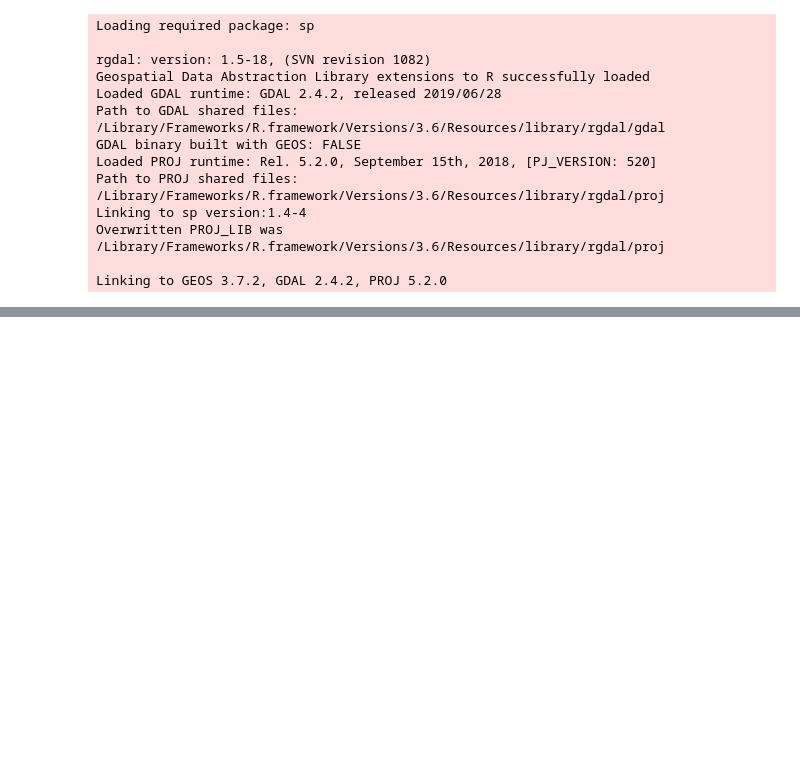
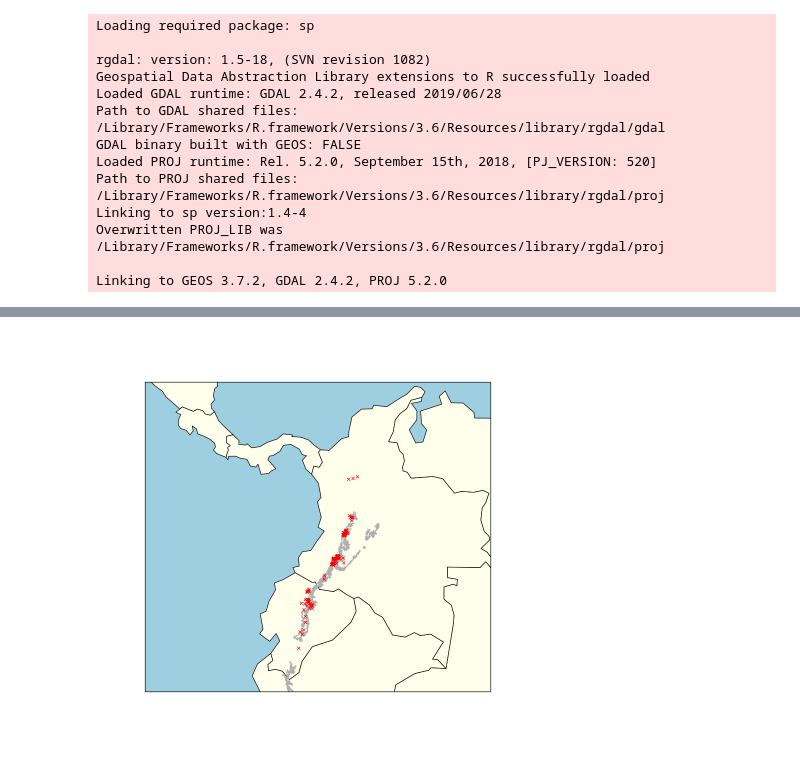
Before and after one commit to davidorme/Masters_GIS, a Jupyter notebook: _sources/practical_2/practical_2.ipynb, the cells around one changed output, grey strips where cells are left out. Cells and saved outputs as stored; diff of their text form; code cells hidden in the pictures; blank space fills up the shorter version.

```diff
--- a/_sources/practical_2/practical_2.ipynb
+++ b/_sources/practical_2/practical_2.ipynb
@@ -63,0 +141,3 @@ It [has been pointed out](https://methodsblog.com/2013/02/20/some-big-news-about
+# %%
+tapir_IUCN <- st_read('data/iucn_mountain_tapir/data_0.shp')
+print(tapir_IUCN)
@@ -63,0 +166,9 @@ It [has been pointed out](https://methodsblog.com/2013/02/20/some-big-news-about
+# %%
+# Load the data frame
+tapir_GBIF <- read.delim('data/gbif_mountain_tapir.csv',
+                         stringsAsFactors=FALSE)
+# Drop rows with missing coordinates
+tapir_GBIF <- subset(tapir_GBIF, ! is.na(decimalLatitude) | ! is.na(decimalLongitude))
+# Convert to an sf object
+tapir_GBIF <- st_as_sf(tapir_GBIF, coords=c('decimalLongitude', 'decimalLatitude'))
+print(tapir_GBIF)
@@ -63,0 +195,3 @@ It [has been pointed out](https://methodsblog.com/2013/02/20/some-big-news-about
+# %%
+# Load some (coarse) country background data
+ne110 <- st_read('data/ne_110m_admin_0_countries/ne_110m_admin_0_countries.shp')
@@ -63,0 +205,12 @@ It [has been pointed out](https://methodsblog.com/2013/02/20/some-big-news-about
+# %%
+# Create a cropping area to plot
+model_extent <- extent(c(-85,-70,-5,12))
+
+# Plot the species data over a basemap
+plot(st_geometry(ne110), xlim=model_extent[1:2], ylim=model_extent[3:4],
+     bg='lightblue', col='ivory')
+plot(st_geometry(tapir_IUCN), add=TRUE, col='grey', border=NA)
+plot(st_geometry(tapir_GBIF), add=TRUE, col='red', pch=4, cex=0.6)
+box()
+# %% [output]
+[figure, added]
```
Also changed, not shown: parts of 21 cells of this notebook, 12 other files.
